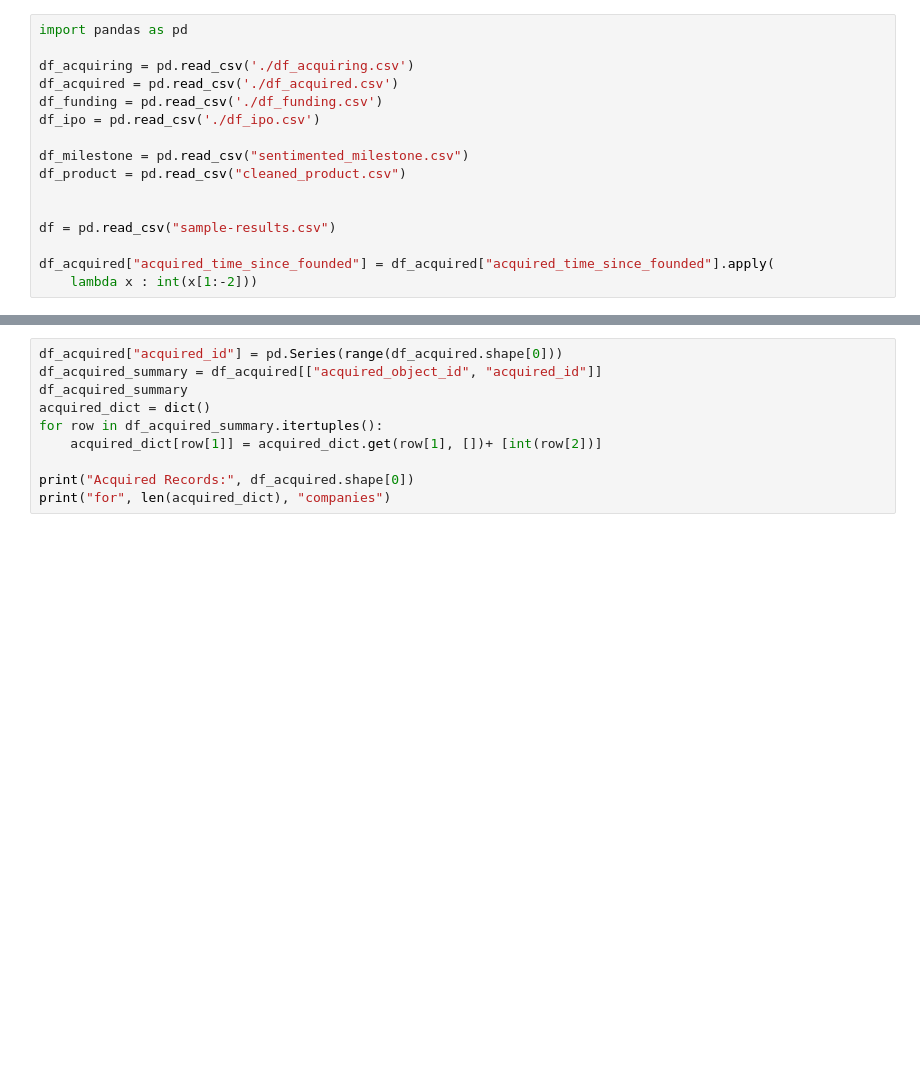
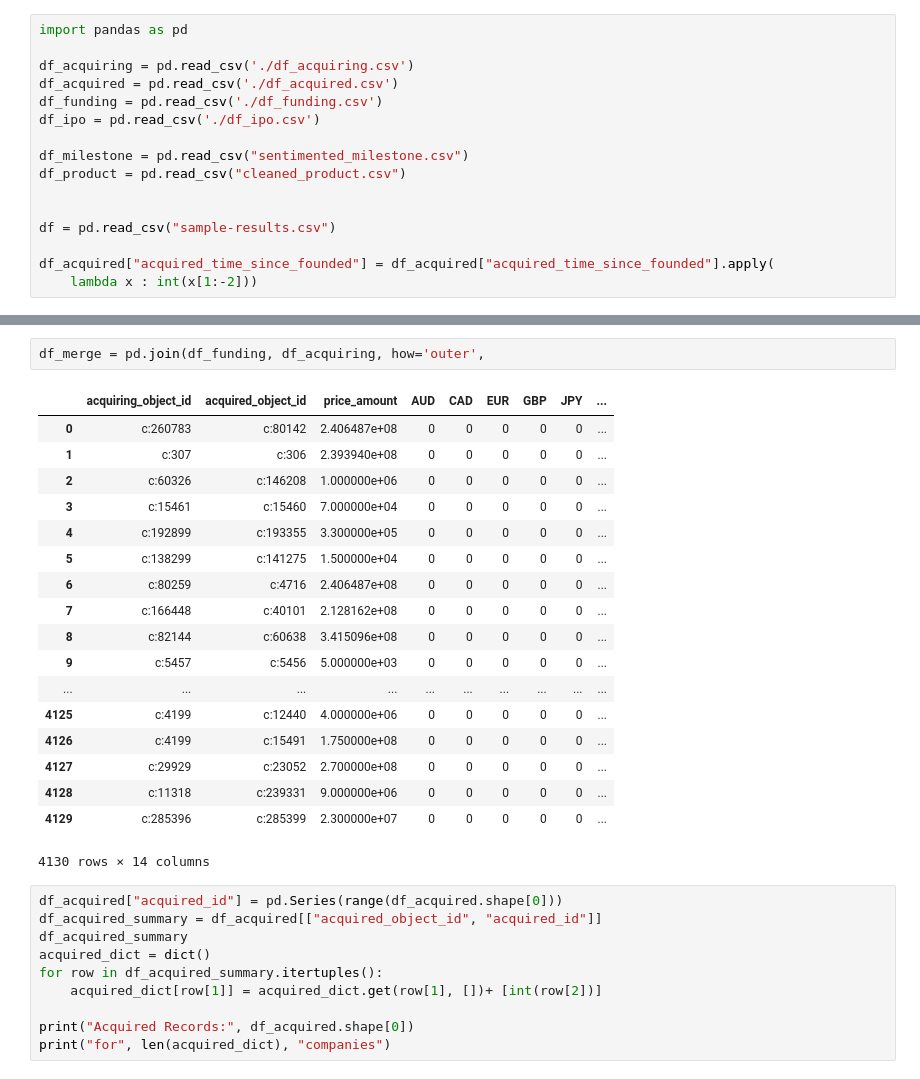
Before and after one commit to Zori-SMS/StartupPredicting, a Jupyter notebook: data/Merge.ipynb, the cells around one changed output, grey strips where cells are left out. Saved outputs shown, nothing was run; the diff lists cells and outputs as text; blank space fills up the shorter version.

```diff
--- a/data/Merge.ipynb
+++ b/data/Merge.ipynb
@@ -17,3 +44,24 @@ df_acquired["acquired_time_since_founded"] = df_acquired["acquired_time_since_fo
+# %%
+df_merge = pd.join(df_funding, df_acquiring, how='outer',
+# %% [output]
+|  | acquiring_object_id | acquired_object_id | price_amount | AUD | CAD | EUR | GBP | JPY | ... |
+| 0 | c:260783 | c:80142 | 2.406487e+08 | 0 | 0 | 0 | 0 | 0 | ... |
+| 1 | c:307 | c:306 | 2.393940e+08 | 0 | 0 | 0 | 0 | 0 | ... |
+| 2 | c:60326 | c:146208 | 1.000000e+06 | 0 | 0 | 0 | 0 | 0 | ... |
+| 3 | c:15461 | c:15460 | 7.000000e+04 | 0 | 0 | 0 | 0 | 0 | ... |
+| 4 | c:192899 | c:193355 | 3.300000e+05 | 0 | 0 | 0 | 0 | 0 | ... |
+| 5 | c:138299 | c:141275 | 1.500000e+04 | 0 | 0 | 0 | 0 | 0 | ... |
+| 6 | c:80259 | c:4716 | 2.406487e+08 | 0 | 0 | 0 | 0 | 0 | ... |
+| 7 | c:166448 | c:40101 | 2.128162e+08 | 0 | 0 | 0 | 0 | 0 | ... |
+| 8 | c:82144 | c:60638 | 3.415096e+08 | 0 | 0 | 0 | 0 | 0 | ... |
+| 9 | c:5457 | c:5456 | 5.000000e+03 | 0 | 0 | 0 | 0 | 0 | ... |
+| ... | ... | ... | ... | ... | ... | ... | ... | ... | ... |
+| 4125 | c:4199 | c:12440 | 4.000000e+06 | 0 | 0 | 0 | 0 | 0 | ... |
+| 4126 | c:4199 | c:15491 | 1.750000e+08 | 0 | 0 | 0 | 0 | 0 | ... |
+| 4127 | c:29929 | c:23052 | 2.700000e+08 | 0 | 0 | 0 | 0 | 0 | ... |
+| 4128 | c:11318 | c:239331 | 9.000000e+06 | 0 | 0 | 0 | 0 | 0 | ... |
+| 4129 | c:285396 | c:285399 | 2.300000e+07 | 0 | 0 | 0 | 0 | 0 | ... |
+4130 rows × 14 columns
 # %%
 df_acquired["acquired_id"] = pd.Series(range(df_acquired.shape[0]))
 df_acquired_summary = df_acquired[["acquired_object_id", "acquired_id"]]
```
Also changed, not shown: parts of 7 cells of this notebook, 4 other files.
